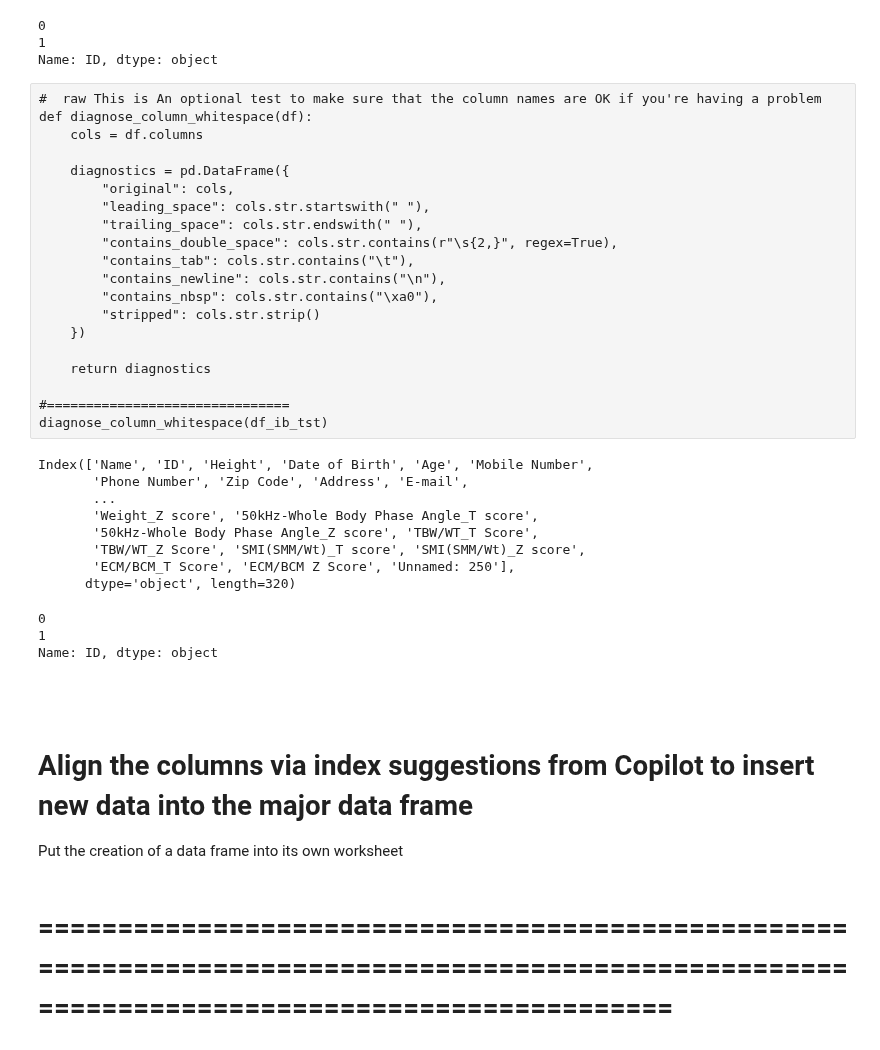
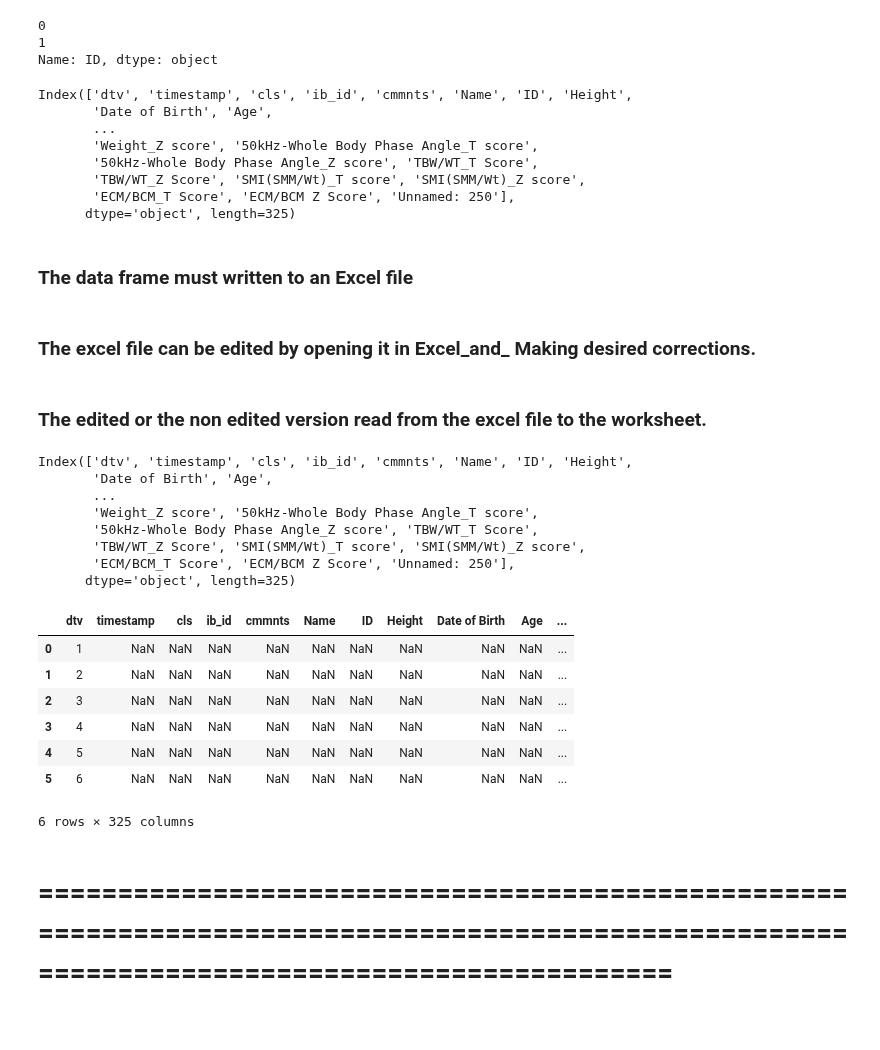
Before and after one commit to 1ratlabs/JL_2, a Jupyter notebook: data_df_tmplts.ipynb, the cells around one changed output. Cells and saved outputs as stored; diff of their text form; code cells hidden in the pictures.

```diff
--- a/data_df_tmplts.ipynb
+++ b/data_df_tmplts.ipynb
@@ -202,40 +224,15 @@ df_ib_tst["ID"]
 0
 1
 Name: ID, dtype: object
-# %% [raw]
-#  raw This is An optional test to make sure that the column names are OK if you're having a problem
-def diagnose_column_whitespace(df):
-    cols = df.columns
-
-    diagnostics = pd.DataFrame({
-        "original": cols,
-        "leading_space": cols.str.startswith(" "),
-        "trailing_space": cols.str.endswith(" "),
-        "contains_double_space": cols.str.contains(r"\s{2,}", regex=True),
-        "contains_tab": cols.str.contains("\t"),
-        "contains_newline": cols.str.contains("\n"),
-        "contains_nbsp": cols.str.contains("\xa0"),
-        "stripped": cols.str.strip()
-    })
-
-    return diagnostics
-
-#===============================
-diagnose_column_whitespace(df_ib_tst)
 # %%
-df_ib_tst.columns
+#_ Test to see if the form is right so you can read the columns
+m_df_ib_tst.columns
 # %% [output]
-Index(['Name', 'ID', 'Height', 'Date of Birth', 'Age', 'Mobile Number',
-       'Phone Number', 'Zip Code', 'Address', 'E-mail',
+Index(['dtv', 'timestamp', 'cls', 'ib_id', 'cmmnts', 'Name', 'ID', 'Height',
+       'Date of Birth', 'Age',
        ...
        'Weight_Z score', '50kHz-Whole Body Phase Angle_T score',
        '50kHz-Whole Body Phase Angle_Z score', 'TBW/WT_T Score',
        'TBW/WT_Z Score', 'SMI(SMM/Wt)_T score', 'SMI(SMM/Wt)_Z score',
        'ECM/BCM_T Score', 'ECM/BCM Z Score', 'Unnamed: 250'],
-      dtype='object', length=320)
+      dtype='object', length=325)
-# %%
-df_ib_tst["ID"]
-# %% [output]
-0
-1
-Name: ID, dtype: object
@@ -244,7 +239,2 @@ Name: ID, dtype: object
 # %% [markdown]
-###
+### The data frame must written to an Excel file
-# %% [markdown]
-
-# Align the columns via index suggestions from Copilot to insert new data into the major data frame
-
-Put the creation of a data frame into its own worksheet
@@ -251,2 +245,31 @@ Put the creation of a data frame into its own worksheet
+# %% [markdown]
+### The excel file can be edited by opening it in Excel_and_ Making desired corrections.
+# %% [markdown]
+### The edited or the non edited version read from the excel file to the worksheet.
+# %%
+df_loaded = pd.read_csv("/home/bhuns/JL_2/data/ib_tst/m_ib_tst.csv")
+#verify
+#_
+print(df_loaded.columns)
+#verify
+#_
+df_loaded
+# %% [output]
+Index(['dtv', 'timestamp', 'cls', 'ib_id', 'cmmnts', 'Name', 'ID', 'Height',
+       'Date of Birth', 'Age',
+       ...
+       'Weight_Z score', '50kHz-Whole Body Phase Angle_T score',
+       '50kHz-Whole Body Phase Angle_Z score', 'TBW/WT_T Score',
+       'TBW/WT_Z Score', 'SMI(SMM/Wt)_T score', 'SMI(SMM/Wt)_Z score',
+       'ECM/BCM_T Score', 'ECM/BCM Z Score', 'Unnamed: 250'],
+      dtype='object', length=325)
+|  | dtv | timestamp | cls | ib_id | cmmnts | Name | ID | Height | Date of Birth | Age | ... |
+| 0 | 1 | NaN | NaN | NaN | NaN | NaN | NaN | NaN | NaN | NaN | ... |
+| 1 | 2 | NaN | NaN | NaN | NaN | NaN | NaN | NaN | NaN | NaN | ... |
+| 2 | 3 | NaN | NaN | NaN | NaN | NaN | NaN | NaN | NaN | NaN | ... |
+| 3 | 4 | NaN | NaN | NaN | NaN | NaN | NaN | NaN | NaN | NaN | ... |
+| 4 | 5 | NaN | NaN | NaN | NaN | NaN | NaN | NaN | NaN | NaN | ... |
+| 5 | 6 | NaN | NaN | NaN | NaN | NaN | NaN | NaN | NaN | NaN | ... |
+6 rows × 325 columns
 # %% [markdown]
 # ==============================================================================================================================================
```
Also changed, not shown: parts of 20 cells of this notebook, 1 other file.
